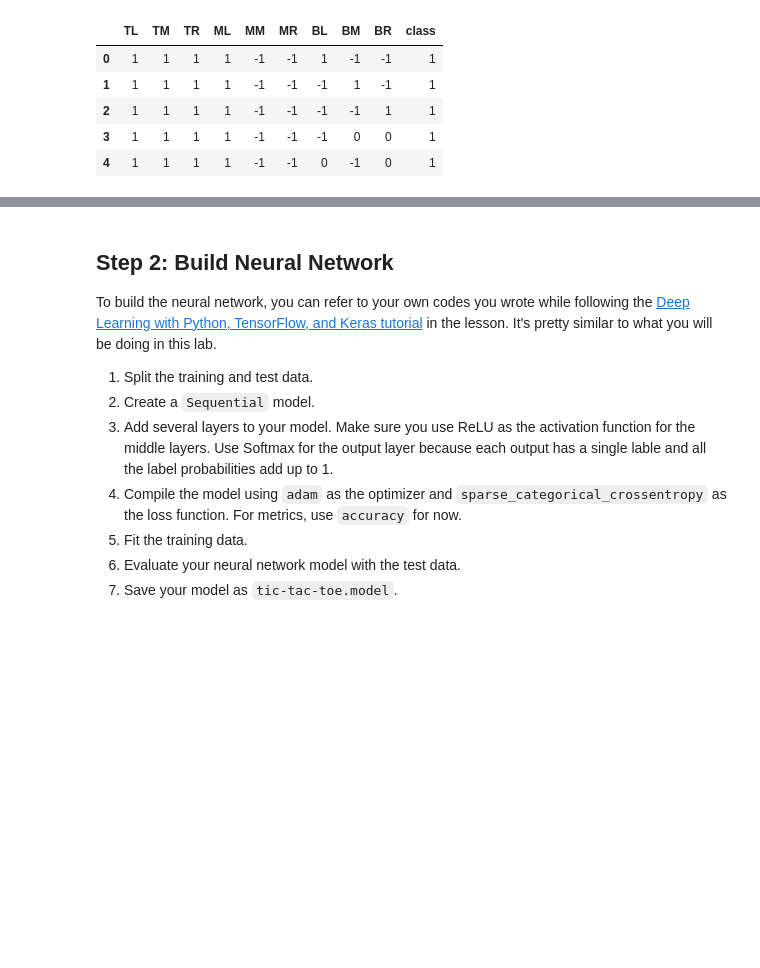
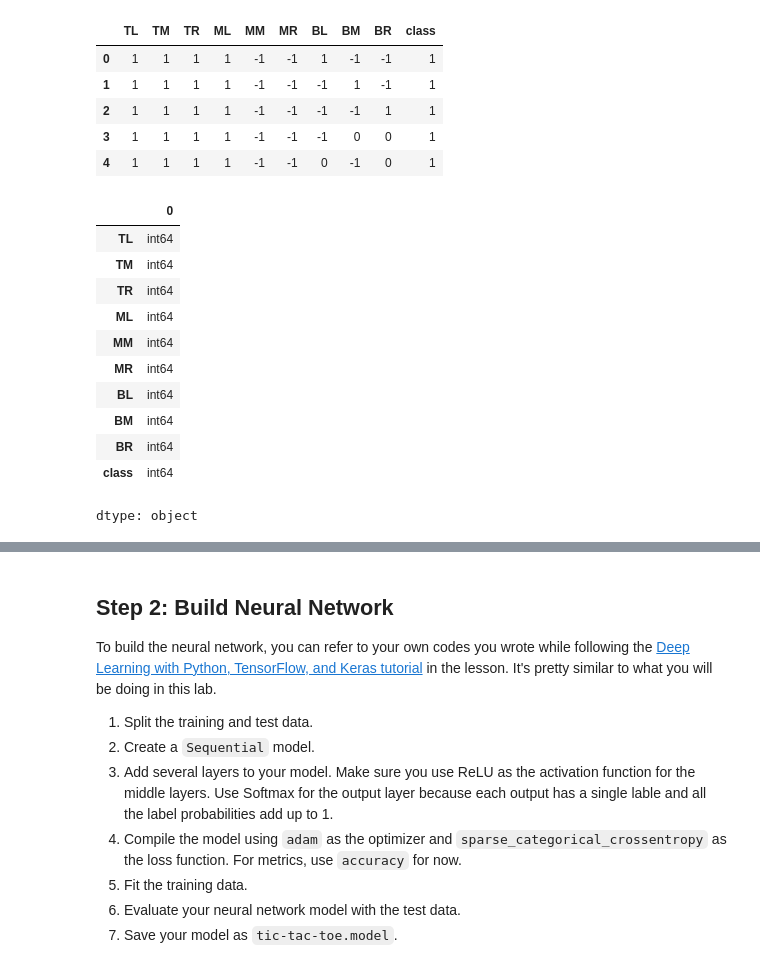
Before and after one commit to HelenaGomezV/lab-neural-networks, a Jupyter notebook: your-code/challenge-1.ipynb, the cells around one changed output, grey strips where cells are left out. Cells and saved outputs as stored; diff of their text form; code cells hidden in the pictures; blank space fills up the shorter version.

```diff
--- a/your-code/challenge-1.ipynb
+++ b/your-code/challenge-1.ipynb
@@ -119,3 +119,18 @@ df.head()
 | 2 | 1 | 1 | 1 | 1 | -1 | -1 | -1 | -1 | 1 | 1 |
 | 3 | 1 | 1 | 1 | 1 | -1 | -1 | -1 | 0 | 0 | 1 |
 | 4 | 1 | 1 | 1 | 1 | -1 | -1 | 0 | -1 | 0 | 1 |
+# %%
+df.dtypes
+# %% [output]
+|  | 0 |
+| TL | int64 |
+| TM | int64 |
+| TR | int64 |
+| ML | int64 |
+| MM | int64 |
+| MR | int64 |
+| BL | int64 |
+| BM | int64 |
+| BR | int64 |
+| class | int64 |
+dtype: object
```
Also changed, not shown: parts of 3 cells of this notebook.
